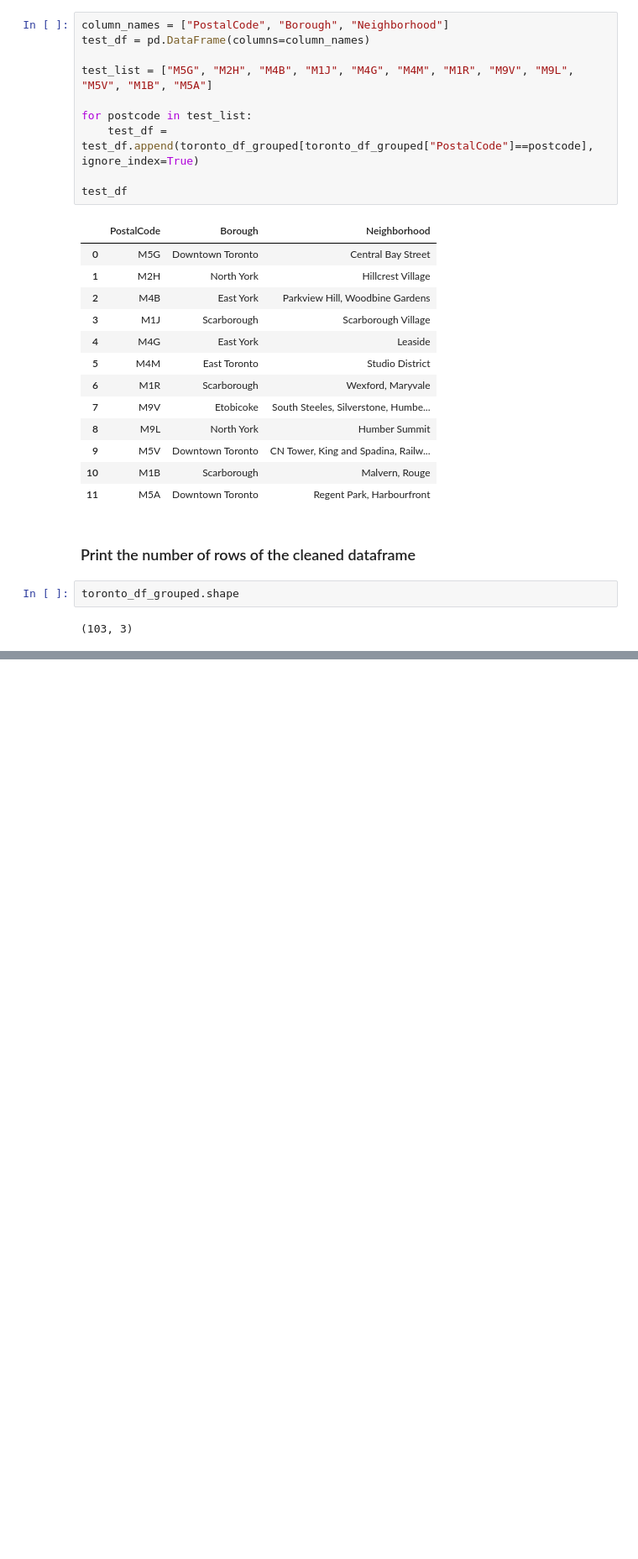
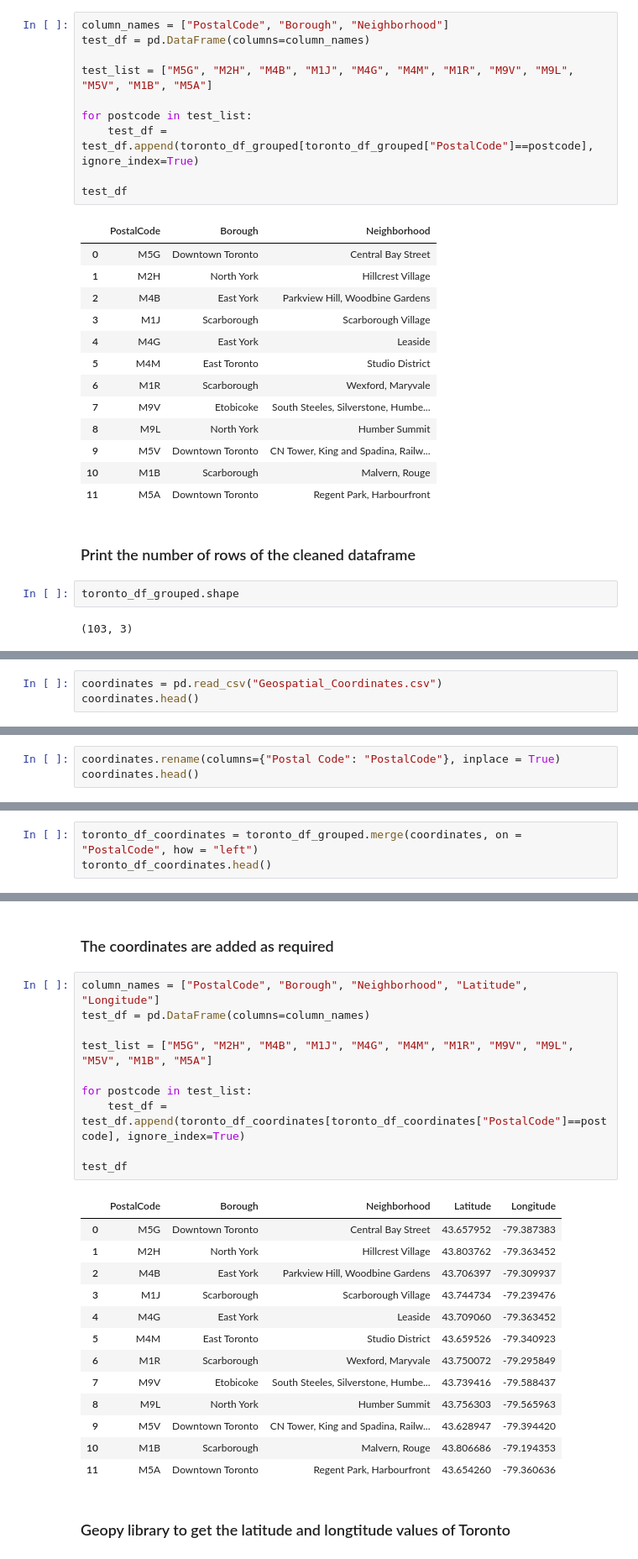
Before and after one commit to Arslan0007/IBM-Data-Science-Professional-Certificate, a Jupyter notebook: Applied Data Science Capstone/Week 3/Segmenting and Clustering Neighborhoods in Toronto.ipynb, the cells around one changed output, grey strips where cells are left out. Shown: that part at 84% size. Drawn from its saved outputs; the diff is of its cells as text; blank space fills up the shorter version.

Commit message:
Segmenting and Clustering Neighborhoods in Toronto

```diff
--- a/Applied Data Science Capstone/Week 3/Segmenting and Clustering Neighborhoods in Toronto.ipynb
+++ b/Applied Data Science Capstone/Week 3/Segmenting and Clustering Neighborhoods in Toronto.ipynb
@@ -160,0 +160,3 @@ toronto_df_grouped.shape
+# %%
+coordinates = pd.read_csv("Geospatial_Coordinates.csv")
+coordinates.head()
@@ -160,0 +172,3 @@ toronto_df_grouped.shape
+# %%
+coordinates.rename(columns={"Postal Code": "PostalCode"}, inplace = True)
+coordinates.head()
@@ -160,0 +184,3 @@ toronto_df_grouped.shape
+# %%
+toronto_df_coordinates = toronto_df_grouped.merge(coordinates, on = "PostalCode", how = "left")
+toronto_df_coordinates.head()
@@ -160,0 +194,28 @@ toronto_df_grouped.shape
+# %% [markdown]
+### The coordinates are added as required
+# %%
+column_names = ["PostalCode", "Borough", "Neighborhood", "Latitude", "Longitude"]
+test_df = pd.DataFrame(columns=column_names)
+
+test_list = ["M5G", "M2H", "M4B", "M1J", "M4G", "M4M", "M1R", "M9V", "M9L", "M5V", "M1B", "M5A"]
+
+for postcode in test_list:
+    test_df = test_df.append(toronto_df_coordinates[toronto_df_coordinates["PostalCode"]==postcode], ignore_index=True)
+
+test_df
+# %% [output]
+|  | PostalCode | Borough | Neighborhood | Latitude | Longitude |
+| 0 | M5G | Downtown Toronto | Central Bay Street | 43.657952 | -79.387383 |
+| 1 | M2H | North York | Hillcrest Village | 43.803762 | -79.363452 |
+| 2 | M4B | East York | Parkview Hill, Woodbine Gardens | 43.706397 | -79.309937 |
+| 3 | M1J | Scarborough | Scarborough Village | 43.744734 | -79.239476 |
+| 4 | M4G | East York | Leaside | 43.709060 | -79.363452 |
+| 5 | M4M | East Toronto | Studio District | 43.659526 | -79.340923 |
+| 6 | M1R | Scarborough | Wexford, Maryvale | 43.750072 | -79.295849 |
+| 7 | M9V | Etobicoke | South Steeles, Silverstone, Humbe... | 43.739416 | -79.588437 |
+| 8 | M9L | North York | Humber Summit | 43.756303 | -79.565963 |
+| 9 | M5V | Downtown Toronto | CN Tower, King and Spadina, Railw... | 43.628947 | -79.394420 |
+| 10 | M1B | Scarborough | Malvern, Rouge | 43.806686 | -79.194353 |
+| 11 | M5A | Downtown Toronto | Regent Park, Harbourfront | 43.654260 | -79.360636 |
+# %% [markdown]
+### Geopy library to get the latitude and longtitude values of Toronto
```
Also changed, not shown: parts of 17 cells of this notebook, 2 other files.
